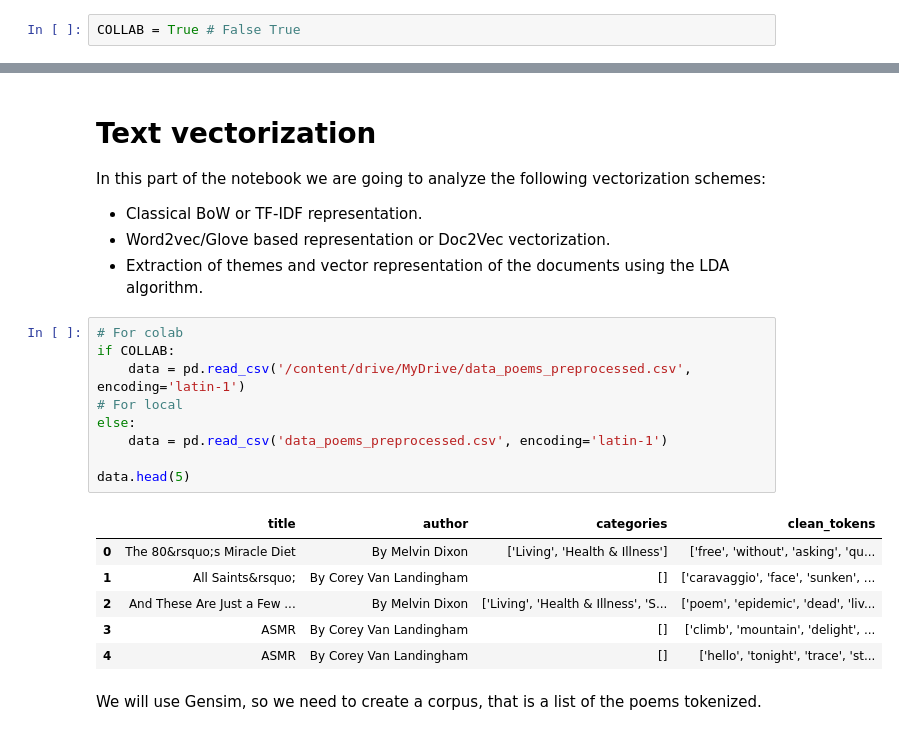
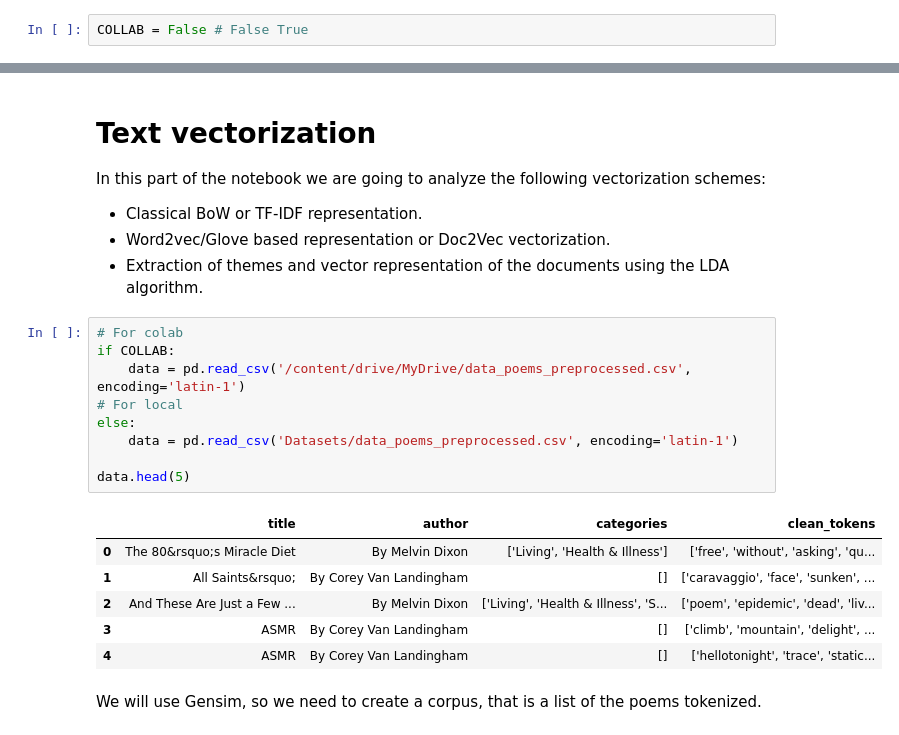
Before and after one commit to danitoribio/NLP-classification-poems, a Jupyter notebook: final_project.ipynb, the cells around one changed output, grey strips where cells are left out. Cells and saved outputs as stored; diff of their text form.

```diff
--- a/final_project.ipynb
+++ b/final_project.ipynb
@@ -3,5 +1,5 @@
 # %%
-COLLAB = True # False True
+COLLAB = False # False True
 # %%
 
 if COLLAB:
@@ -471,19 +464,19 @@ using the LDA algorithm.
 # %%
 # For colab
 if COLLAB:
     data = pd.read_csv('/content/drive/MyDrive/data_poems_preprocessed.csv', encoding='latin-1')
 # For local
 else:
-    data = pd.read_csv('data_poems_preprocessed.csv', encoding='latin-1')
+    data = pd.read_csv('Datasets/data_poems_preprocessed.csv', encoding='latin-1')
 
 data.head(5)
 # %% [output]
 |  | title | author | categories | clean_tokens |
 | 0 | The 80&rsquo;s Miracle Diet | By Melvin Dixon | ['Living', 'Health & Illness'] | ['free', 'without', 'asking', 'qu... |
 | 1 | All Saints&rsquo; | By Corey Van Landingham | [] | ['caravaggio', 'face', 'sunken', ... |
 | 2 | And These Are Just a Few ... | By Melvin Dixon | ['Living', 'Health & Illness', 'S... | ['poem', 'epidemic', 'dead', 'liv... |
 | 3 | ASMR | By Corey Van Landingham | [] | ['climb', 'mountain', 'delight', ... |
-| 4 | ASMR | By Corey Van Landingham | [] | ['hello', 'tonight', 'trace', 'st... |
+| 4 | ASMR | By Corey Van Landingham | [] | ['hellotonight', 'trace', 'static... |
 # %% [markdown]
 We will use Gensim, so we need to create a corpus, that is a list of the poems tokenized.
 # %%
```
Also changed, not shown: parts of 47 cells of this notebook.
